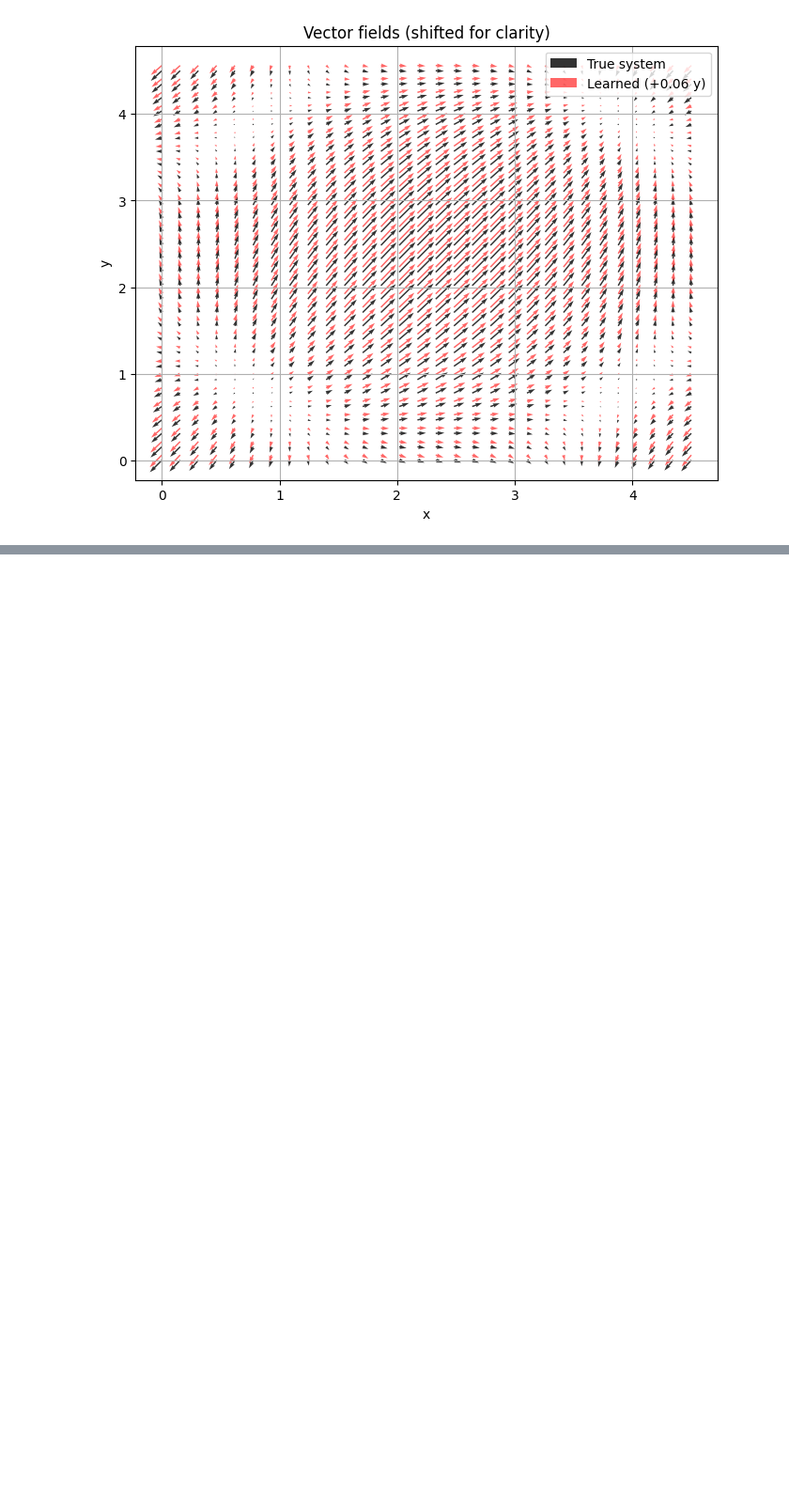
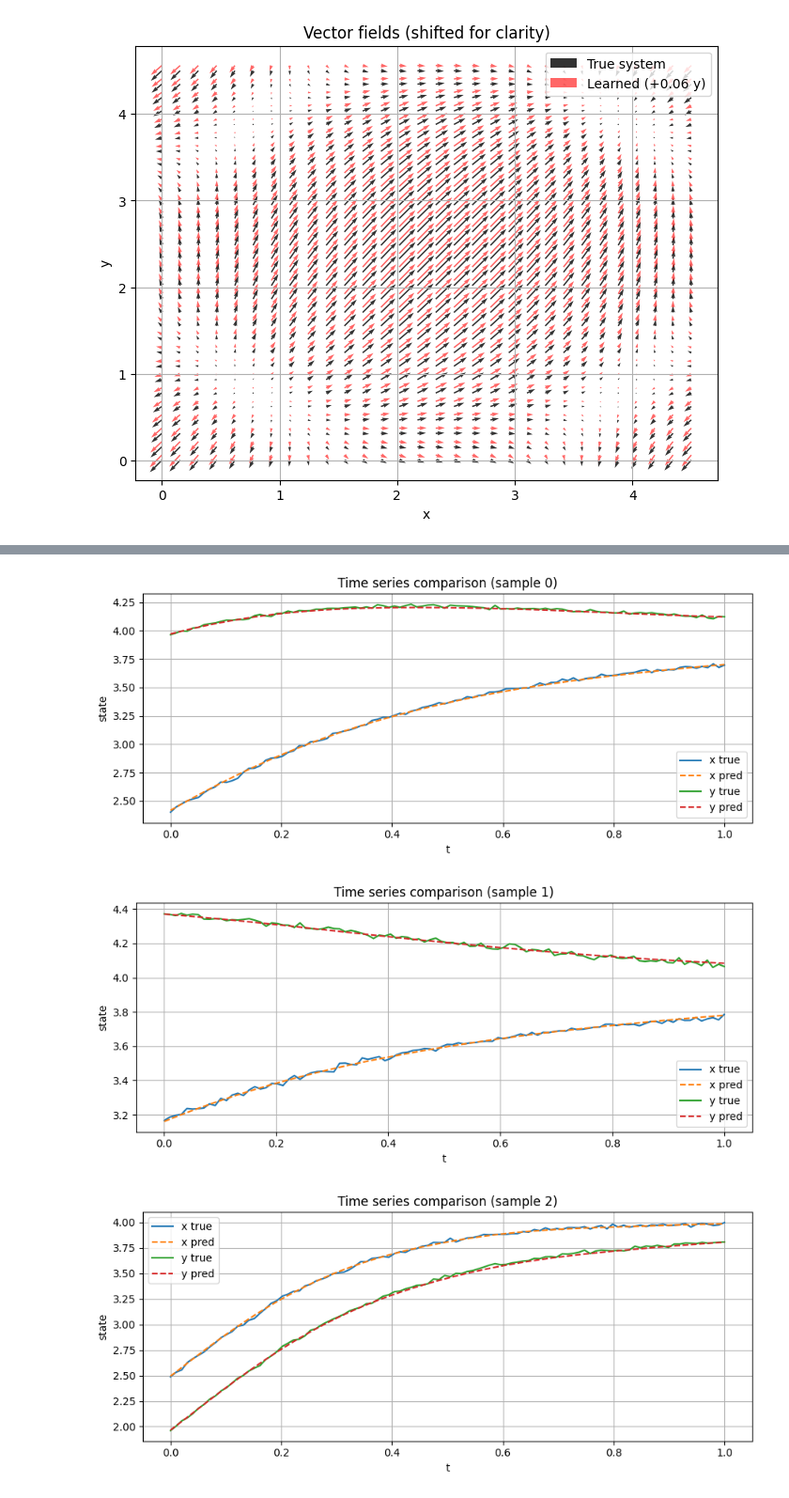
Before and after one commit to xsokolovae1/neural-odes-near-equilibria, a Jupyter notebook: TRAIN_ODES/cos_system/cos_tanh.ipynb, the cells around one changed output, grey strips where cells are left out. Shown at 94% size. Cells and saved outputs as stored; diff of their text form; code cells hidden in the pictures; blank space fills up the shorter version.

```diff
--- a/TRAIN_ODES/cos_system/cos_tanh.ipynb
+++ b/TRAIN_ODES/cos_system/cos_tanh.ipynb
@@ -490,0 +540,41 @@ plot_vector_fields_shifted(
+# %%
+def plot_time_series_comparison(model, loader, t_eval, num_samples):
+    model.eval()
+
+    with torch.no_grad():
+        z0_batch, Z_true = next(iter(loader))
+        z0_batch = z0_batch.to(device)
+        Z_true = Z_true.to(device)
+
+        Z_pred = model(z0_batch, t_eval)
+
+    num_samples = min(num_samples, z0_batch.size(0))
+    t_np = t_eval.detach().cpu().numpy()
+
+    for i in range(num_samples):
+        x_true = Z_true[i, :, 0].detach().cpu().numpy()
+        y_true = Z_true[i, :, 1].detach().cpu().numpy()
+
+        x_pred = Z_pred[i, :, 0].detach().cpu().numpy()
+        y_pred = Z_pred[i, :, 1].detach().cpu().numpy()
+
+        plt.figure(figsize=(9, 4))
+
+        plt.plot(t_np, x_true, label='x true')
+        plt.plot(t_np, x_pred, '--', label='x pred')
+        plt.plot(t_np, y_true, label='y true')
+        plt.plot(t_np, y_pred, '--', label='y pred')
+
+        plt.title(f"Time series comparison (sample {i})")
+        plt.xlabel("t")
+        plt.ylabel("state")
+        plt.grid(True)
+        plt.legend()
+        plt.tight_layout()
+        plt.show()
+# %%
+plot_time_series_comparison(node_adj, test_load, t_eval, num_samples=5)
+# %% [output]
+[figure, added]
+[figure, added]
+[figure, added]
```
Also changed, not shown: parts of 3 cells of this notebook, 1 other file.
